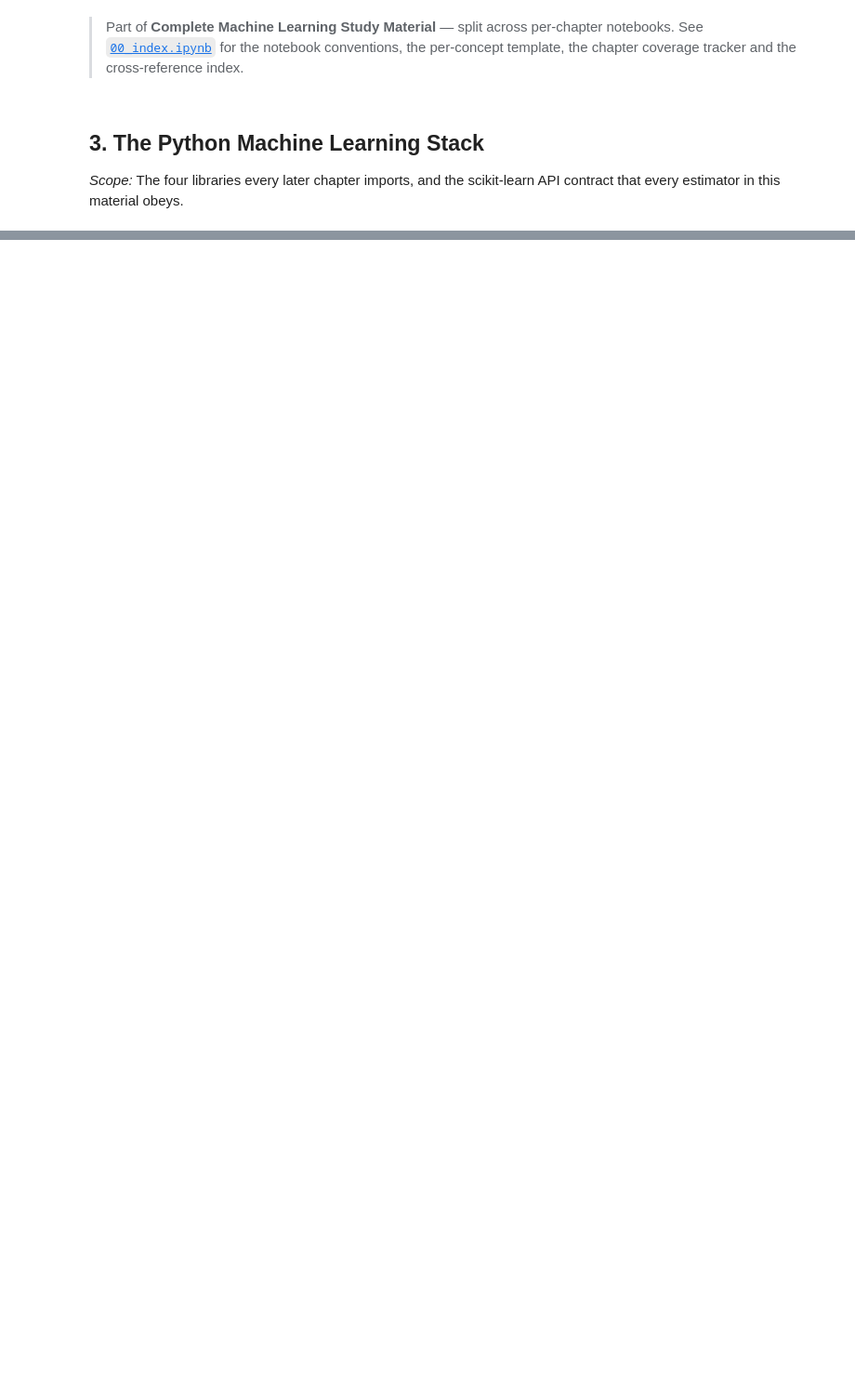
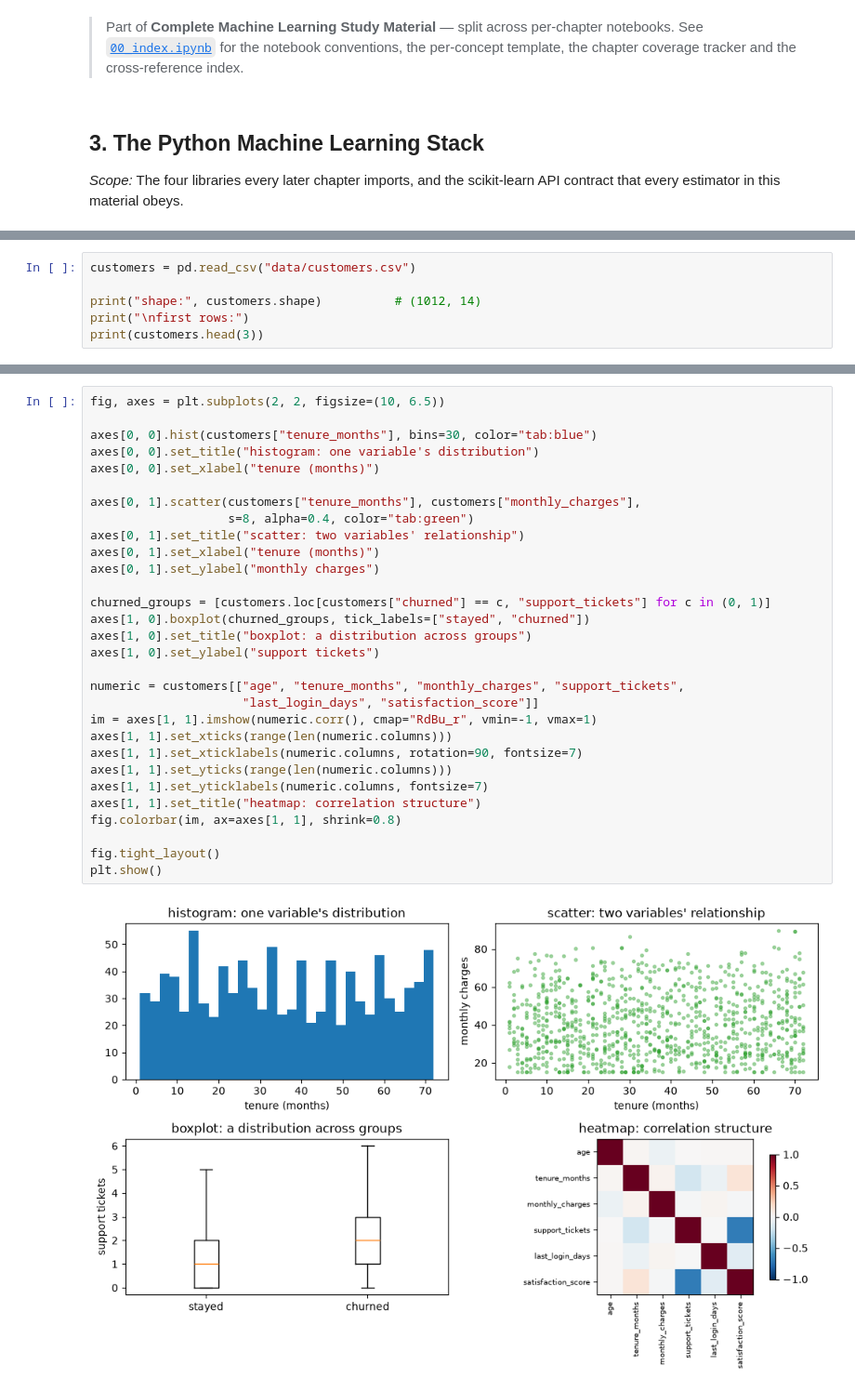
Before and after one commit to Shayan2002Saha/ML_Materials, a Jupyter notebook: 03_python_ml_stack.ipynb, the cells around one changed output, grey strips where cells are left out. Shown at 93% size. Cells and saved outputs as stored; diff of their text form; blank space fills up the shorter version.

```diff
--- a/03_python_ml_stack.ipynb
+++ b/03_python_ml_stack.ipynb
@@ -46,0 +359,6 @@
+# %%
+customers = pd.read_csv("data/customers.csv")
+
+print("shape:", customers.shape)          # (1012, 14)
+print("\nfirst rows:")
+print(customers.head(3))
@@ -46,0 +690,32 @@
+# %%
+fig, axes = plt.subplots(2, 2, figsize=(10, 6.5))
+
+axes[0, 0].hist(customers["tenure_months"], bins=30, color="tab:blue")
+axes[0, 0].set_title("histogram: one variable's distribution")
+axes[0, 0].set_xlabel("tenure (months)")
+
+axes[0, 1].scatter(customers["tenure_months"], customers["monthly_charges"],
+                   s=8, alpha=0.4, color="tab:green")
+axes[0, 1].set_title("scatter: two variables' relationship")
+axes[0, 1].set_xlabel("tenure (months)")
+axes[0, 1].set_ylabel("monthly charges")
+
+churned_groups = [customers.loc[customers["churned"] == c, "support_tickets"] for c in (0, 1)]
+axes[1, 0].boxplot(churned_groups, tick_labels=["stayed", "churned"])
+axes[1, 0].set_title("boxplot: a distribution across groups")
+axes[1, 0].set_ylabel("support tickets")
+
+numeric = customers[["age", "tenure_months", "monthly_charges", "support_tickets",
+                     "last_login_days", "satisfaction_score"]]
+im = axes[1, 1].imshow(numeric.corr(), cmap="RdBu_r", vmin=-1, vmax=1)
+axes[1, 1].set_xticks(range(len(numeric.columns)))
+axes[1, 1].set_xticklabels(numeric.columns, rotation=90, fontsize=7)
+axes[1, 1].set_yticks(range(len(numeric.columns)))
+axes[1, 1].set_yticklabels(numeric.columns, fontsize=7)
+axes[1, 1].set_title("heatmap: correlation structure")
+fig.colorbar(im, ax=axes[1, 1], shrink=0.8)
+
+fig.tight_layout()
+plt.show()
+# %% [output]
+[figure, added]
```
Also changed, not shown: parts of 101 cells of this notebook, 2 other files.
